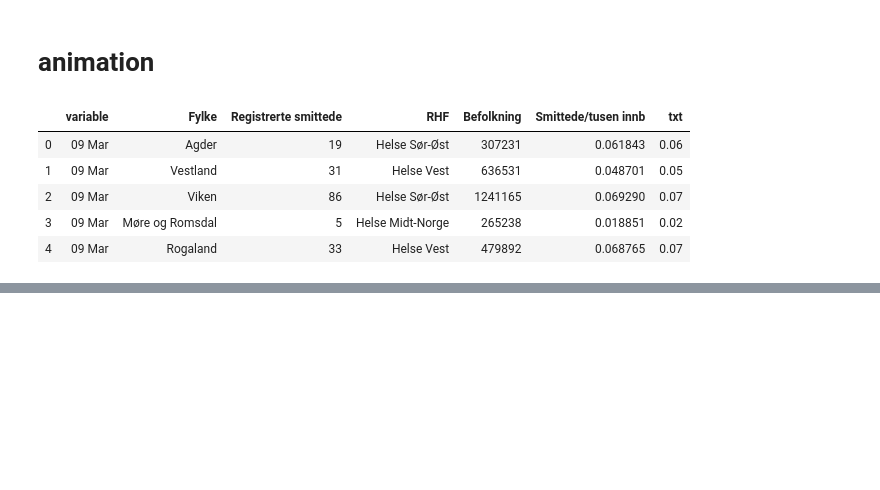
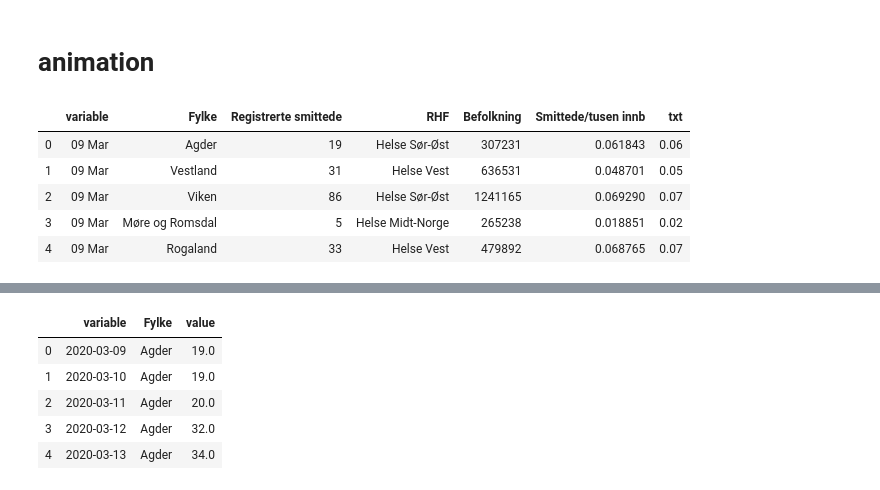
Before and after one commit to NRVA/COVID19_Norge, a Jupyter notebook: COVID_i_Norge.ipynb, the cells around one changed output, grey strips where cells are left out. Drawn from its saved outputs; the diff is of its cells as text; code cells hidden in the pictures; blank space fills up the shorter version.

```diff
--- a/COVID_i_Norge.ipynb
+++ b/COVID_i_Norge.ipynb
@@ -308,0 +317,12 @@ fig.show()
+# %%
+restart = pd.melt(restart.reset_index(), id_vars=["variable"])
+restart[restart["value"] < 10] = np.nan
+restart = restart.apply(lambda x: pd.Series(x.dropna().values))
+restart.head()
+# %% [output]
+|  | variable | Fylke | value |
+| 0 | 2020-03-09 | Agder | 19.0 |
+| 1 | 2020-03-10 | Agder | 19.0 |
+| 2 | 2020-03-11 | Agder | 20.0 |
+| 3 | 2020-03-12 | Agder | 32.0 |
+| 4 | 2020-03-13 | Agder | 34.0 |
```
Also changed, not shown: parts of 6 cells of this notebook, 1 other file.
